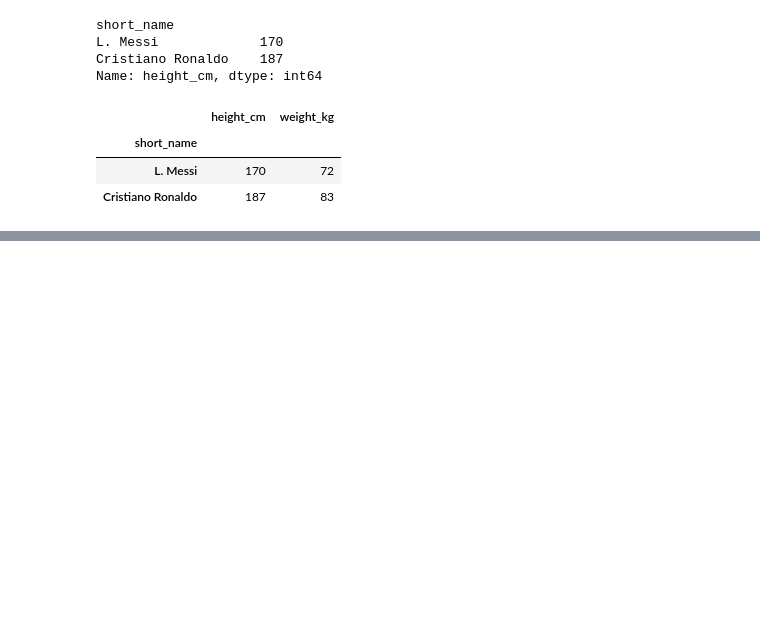
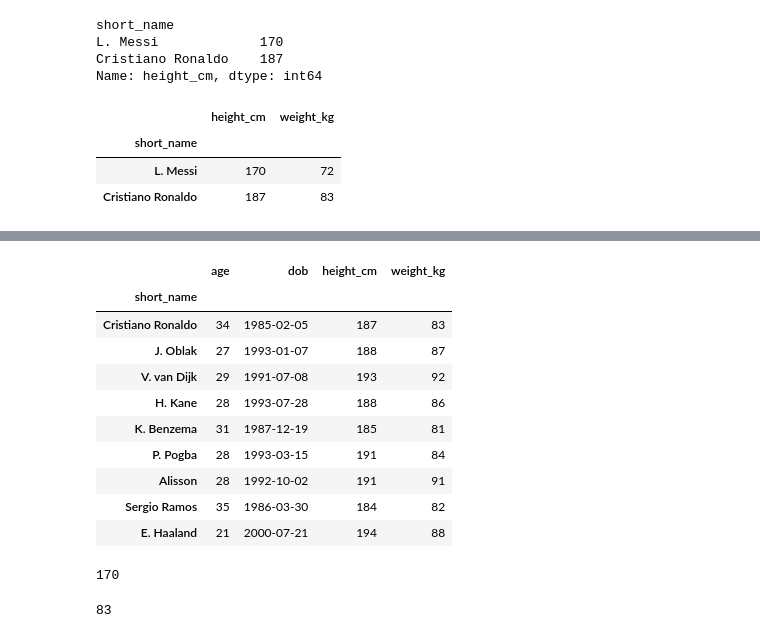
Before and after one commit to Hacker-2027/Data06, a Jupyter notebook: Data06.ipynb, the cells around one changed output, grey strips where cells are left out. Cells and saved outputs as stored; diff of their text form; code cells hidden in the pictures; blank space fills up the shorter version.

```diff
--- a/Data06.ipynb
+++ b/Data06.ipynb
@@ -71,0 +118,30 @@ df.loc[['L. Messi','Cristiano Ronaldo'],['height_cm','weight_kg']]
+# %%
+#Multiple condition
+columns = ['age','dob','height_cm','weight_kg']
+df.loc[(df['height_cm']>180)&(df['weight_kg']>80), :]
+df.loc[(df['height_cm']>180)&(df['weight_kg']>80), columns]
+# %% [output]
+|  | age | dob | height_cm | weight_kg |
+| short_name |  |  |  |  |
+| Cristiano Ronaldo | 34 | 1985-02-05 | 187 | 83 |
+| J. Oblak | 27 | 1993-01-07 | 188 | 87 |
+| V. van Dijk | 29 | 1991-07-08 | 193 | 92 |
+| H. Kane | 28 | 1993-07-28 | 188 | 86 |
+| K. Benzema | 31 | 1987-12-19 | 185 | 81 |
+| P. Pogba | 28 | 1993-03-15 | 191 | 84 |
+| Alisson | 28 | 1992-10-02 | 191 | 91 |
+| Sergio Ramos | 35 | 1986-03-30 | 184 | 82 |
+| E. Haaland | 21 | 2000-07-21 | 194 | 88 |
+# %%
+#USE ILOC METHOD
+#Select with a single value
+#iloc[row_position,column_position]
+#get the height of Messi
+df.iloc[0,3]
+# %% [output]
+170
+# %%
+#get the weight of Ronaldo
+df.iloc[1,4]
+# %% [output]
+83
```
Also changed, not shown: parts of 11 cells of this notebook.
